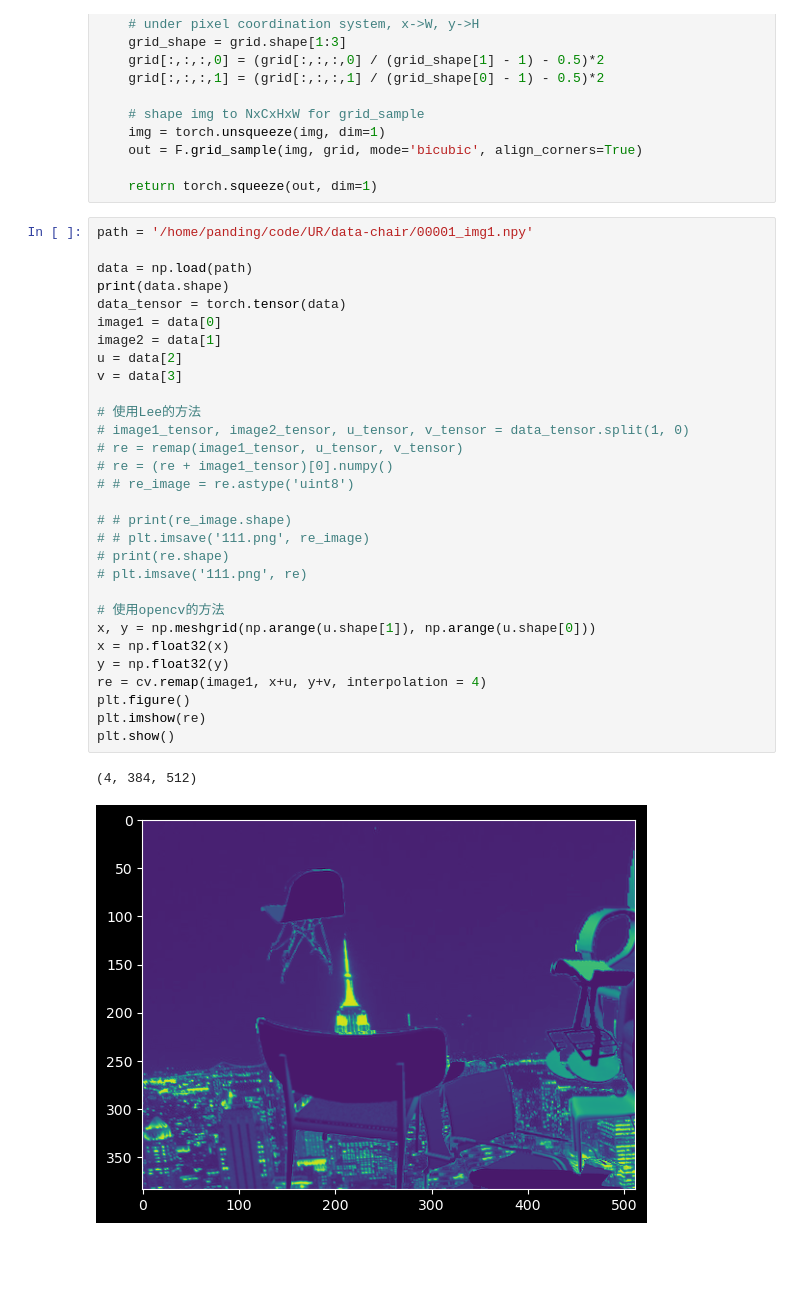
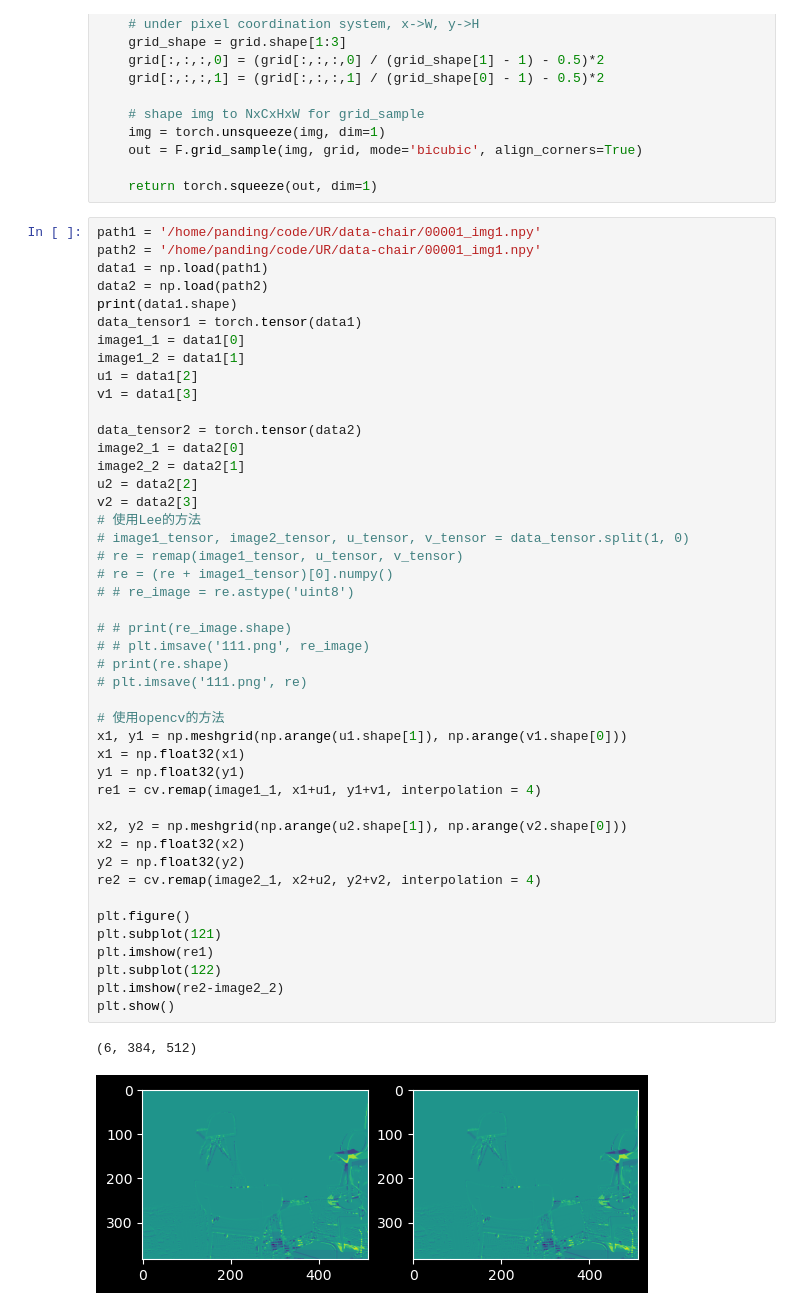
Before and after one commit to HardingPan/UR, a Jupyter notebook: remap-chair.ipynb, the cells around one changed output. Cells and saved outputs as stored; diff of their text form; blank space fills up the shorter version.

```diff
--- a/remap-chair.ipynb
+++ b/remap-chair.ipynb
@@ -28,35 +28,50 @@ def remap(img,x,y):
 
     return torch.squeeze(out, dim=1)
 # %%
-path = '/home/panding/code/UR/data-chair/00001_img1.npy'
+path1 = '/home/panding/code/UR/data-chair/00001_img1.npy'
+path2 = '/home/panding/code/UR/data-chair/00001_img1.npy'
+data1 = np.load(path1)
+data2 = np.load(path2)
+print(data1.shape)
+data_tensor1 = torch.tensor(data1)
+image1_1 = data1[0]
+image1_2 = data1[1]
+u1 = data1[2]
+v1 = data1[3]
 
-data = np.load(path)
-print(data.shape)
-data_tensor = torch.tensor(data)
-image1 = data[0]
-image2 = data[1]
-u = data[2]
-v = data[3]
-
+data_tensor2 = torch.tensor(data2)
+image2_1 = data2[0]
+image2_2 = data2[1]
+u2 = data2[2]
+v2 = data2[3]
 # 使用Lee的方法
 # image1_tensor, image2_tensor, u_tensor, v_tensor = data_tensor.split(1, 0)
 # re = remap(image1_tensor, u_tensor, v_tensor)
 # re = (re + image1_tensor)[0].numpy()
 # # re_image = re.astype('uint8')
 
 # # print(re_image.shape)
 # # plt.imsave('111.png', re_image)
 # print(re.shape)
 # plt.imsave('111.png', re)
 
 # 使用opencv的方法
-x, y = np.meshgrid(np.arange(u.shape[1]), np.arange(u.shape[0]))
-x = np.float32(x)
-y = np.float32(y)
-re = cv.remap(image1, x+u, y+v, interpolation = 4)
+x1, y1 = np.meshgrid(np.arange(u1.shape[1]), np.arange(v1.shape[0]))
+x1 = np.float32(x1)
+y1 = np.float32(y1)
+re1 = cv.remap(image1_1, x1+u1, y1+v1, interpolation = 4)
+
+x2, y2 = np.meshgrid(np.arange(u2.shape[1]), np.arange(v2.shape[0]))
+x2 = np.float32(x2)
+y2 = np.float32(y2)
+re2 = cv.remap(image2_1, x2+u2, y2+v2, interpolation = 4)
+
 plt.figure()
-plt.imshow(re)
+plt.subplot(121)
+plt.imshow(re1)
+plt.subplot(122)
+plt.imshow(re2-image2_2)
 plt.show()
 # %% [output]
-(4, 384, 512)
+(6, 384, 512)
-[figure, old version]
+[figure, new version]
```
Also changed, not shown: 1 other file.
